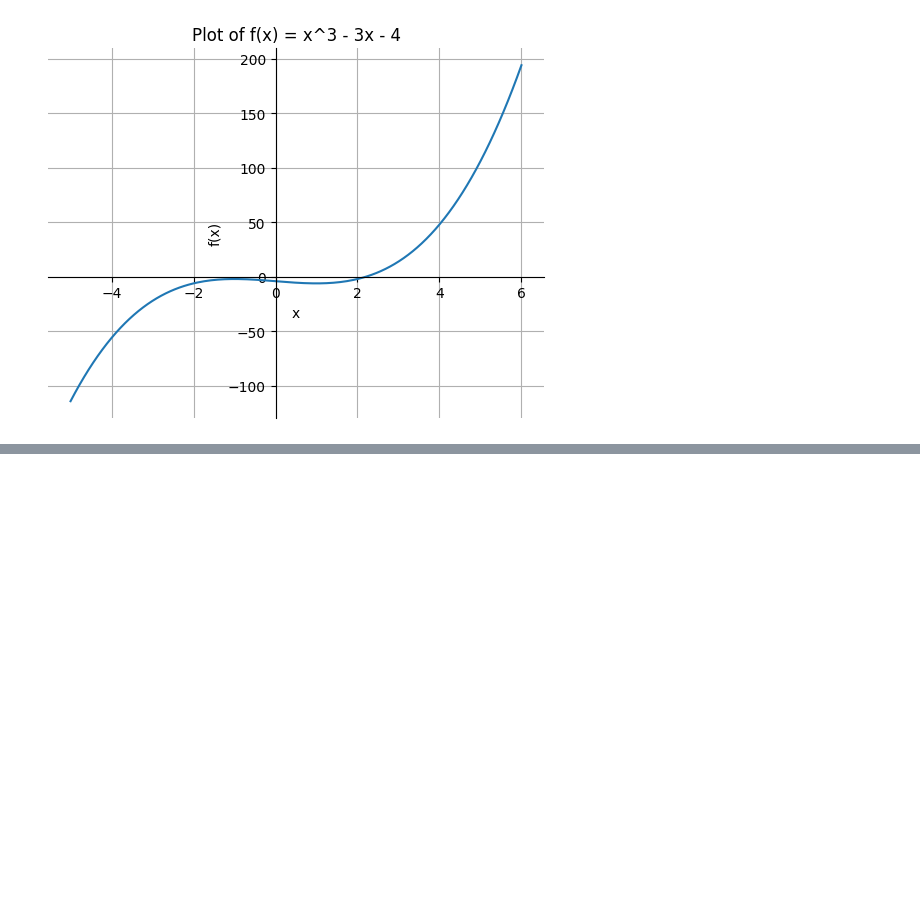
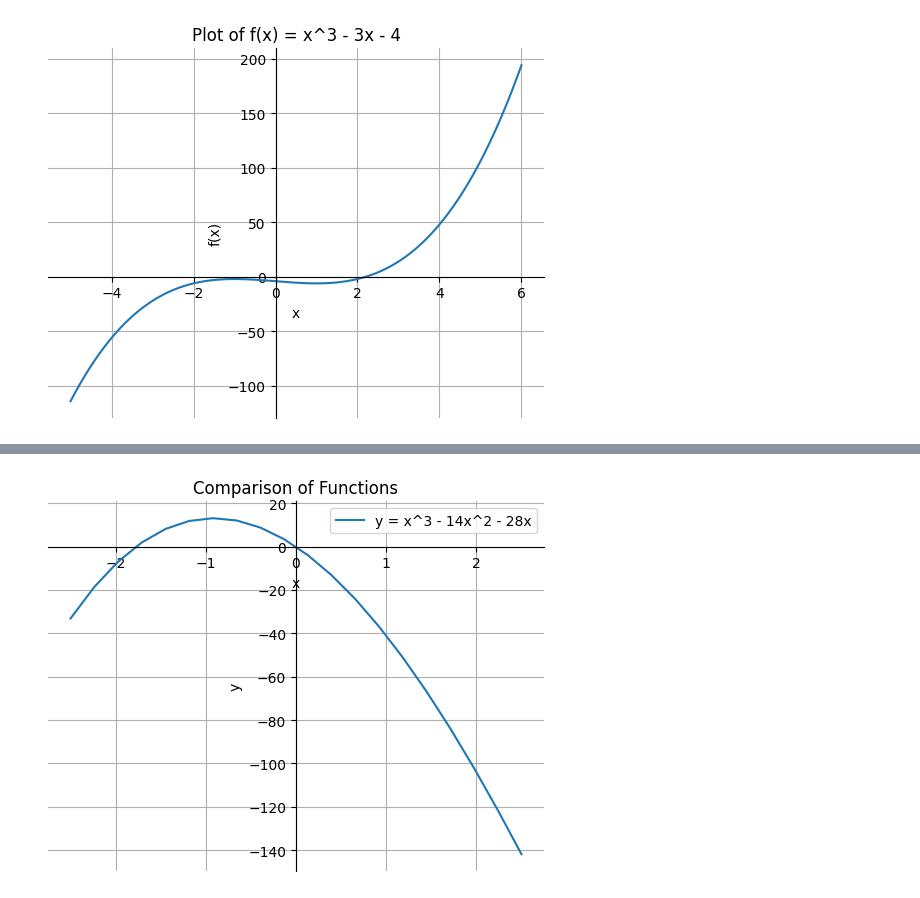
Before and after one commit to Benita02/Engineering-Maths-with-Python, a Jupyter notebook: MyNewtonRaphson.ipynb, the cells around one changed output, grey strips where cells are left out. Cells and saved outputs as stored; diff of their text form; code cells hidden in the pictures; blank space fills up the shorter version.

```diff
--- a/MyNewtonRaphson.ipynb
+++ b/MyNewtonRaphson.ipynb
@@ -28 +62,30 @@ plt.show()
+# %%
+y = np.linspace(-2.5, 2.5, 20)
+
+
+y2 = func2(y)
+
+fig2, ax2 = plt.subplots()
+
+ax2.plot(y, y2, label="y = x^3 - 14x^2 - 28x")
+
+
+
+ax2.spines['left'].set_position('zero')
+ax2.spines['bottom'].set_position('zero')
+ax2.spines['right'].set_color('none')
+ax2.spines['top'].set_color('none')
+
+
+
+ax2.set_xlabel("x")
+ax2.set_ylabel("y")
+ax2.set_title("Comparison of Functions")
+ax2.legend()
+
+plt.grid(True)
+
+plt.show()
+# %% [output]
+[figure, added]
 # %%
```
Also changed, not shown: parts of 8 cells of this notebook, 2 other files.
